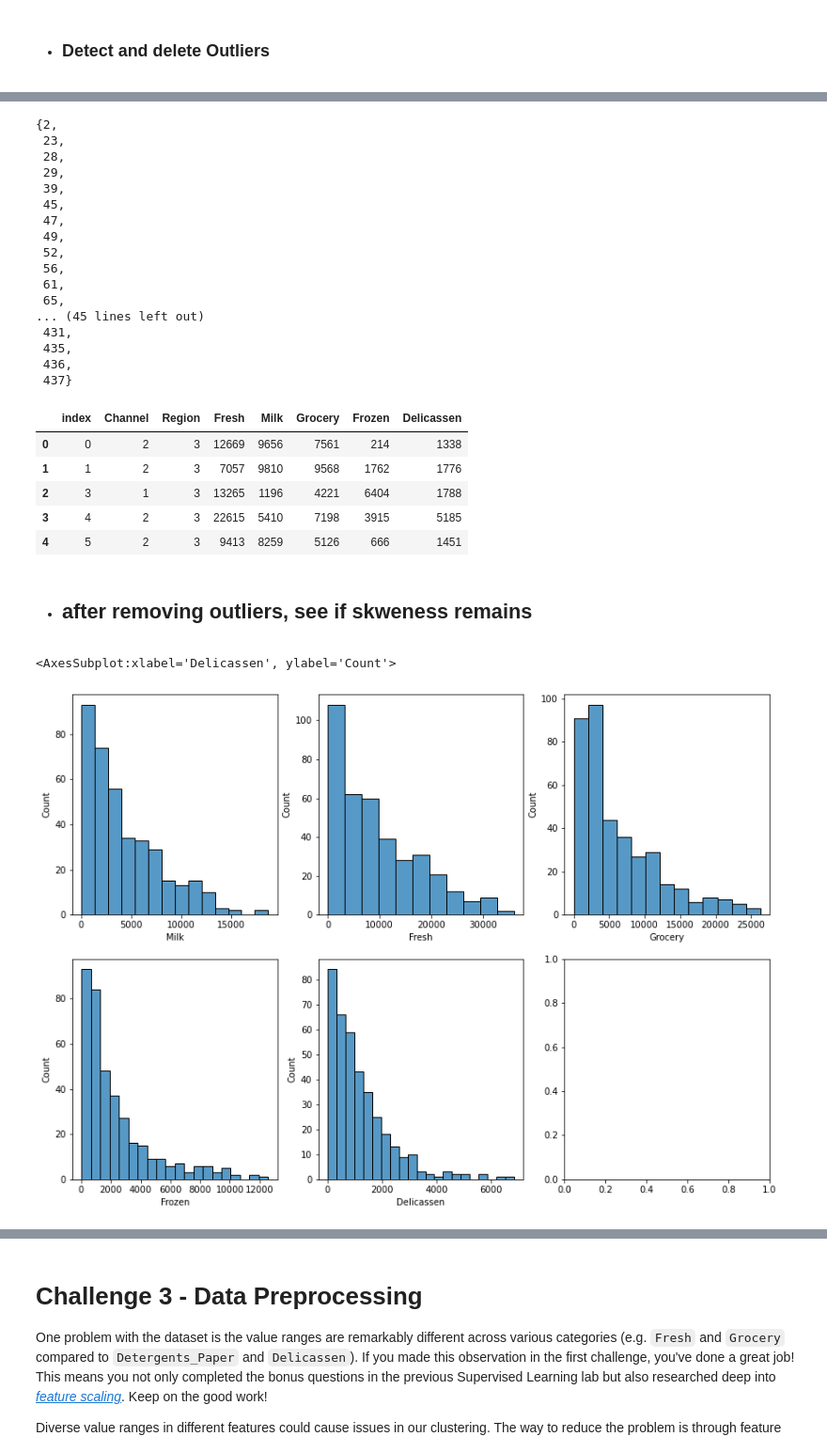
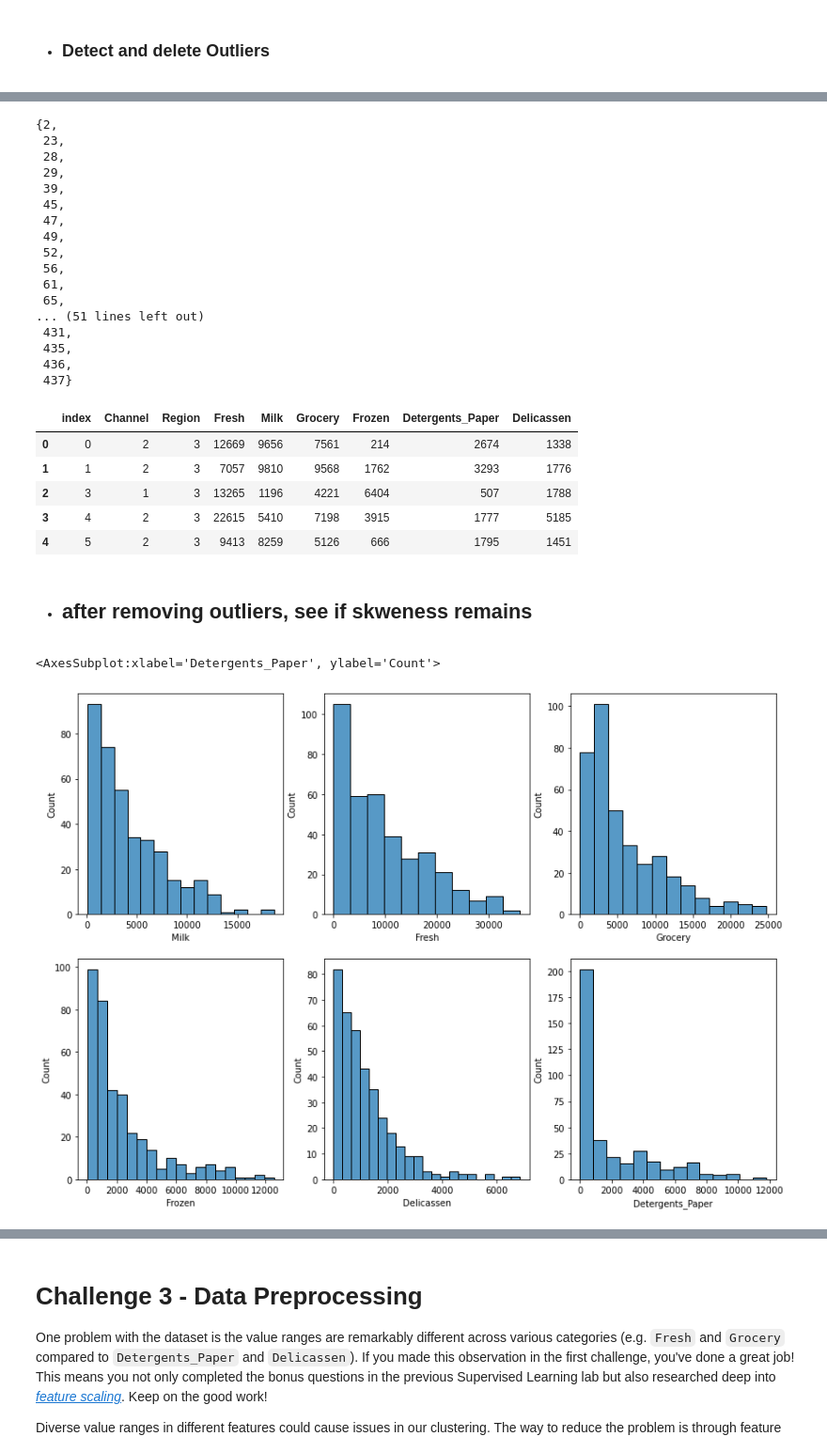
Before and after one commit to ironhack-bcn-data-pt/44-lab-unsupervised-learning, a Jupyter notebook: your-code/main.ipynb, the cells around one changed output, grey strips where cells are left out. Shown at 94% size. Saved outputs shown, nothing was run; the diff lists cells and outputs as text; code cells hidden in the pictures.

```diff
--- a/your-code/main.ipynb
+++ b/your-code/main.ipynb
@@ -181,5 +181,5 @@ memory usage: 21.9 KB
 # %%
-df.drop('Detergents_Paper',axis=1,inplace=True)
+#df.drop('Detergents_Paper',axis=1,inplace=True)
 # %%
 df.info()
 # %% [output]
@@ -208,6 +209,7 @@ outliers_index = []
 [outliers_index.append(i) for i in list(mfu.detect_outliers(df,'Grocery'))]
 [outliers_index.append(i) for i in list(mfu.detect_outliers(df,'Frozen'))]
 [outliers_index.append(i) for i in list(mfu.detect_outliers(df,'Delicassen'))]
+[outliers_index.append(i) for i in list(mfu.detect_outliers(df,'Detergents_Paper'))]
 # %% [output]
 original number of rows: 440
 processed number of rows: 23
@@ -237,7 +257,7 @@ outliers_set
  56,
  61,
  65,
-... (45 lines left out)
+... (51 lines left out)
  431,
  435,
  436,
@@ -249,12 +269,12 @@ df.reset_index(inplace=True)
 # %%
 df.head()
 # %% [output]
-|  | index | Channel | Region | Fresh | Milk | Grocery | Frozen | Delicassen |
-| 0 | 0 | 2 | 3 | 12669 | 9656 | 7561 | 214 | 1338 |
-| 1 | 1 | 2 | 3 | 7057 | 9810 | 9568 | 1762 | 1776 |
-| 2 | 3 | 1 | 3 | 13265 | 1196 | 4221 | 6404 | 1788 |
-| 3 | 4 | 2 | 3 | 22615 | 5410 | 7198 | 3915 | 5185 |
-| 4 | 5 | 2 | 3 | 9413 | 8259 | 5126 | 666 | 1451 |
+|  | index | Channel | Region | Fresh | Milk | Grocery | Frozen | Detergents_Paper | Delicassen |
+| 0 | 0 | 2 | 3 | 12669 | 9656 | 7561 | 214 | 2674 | 1338 |
+| 1 | 1 | 2 | 3 | 7057 | 9810 | 9568 | 1762 | 3293 | 1776 |
+| 2 | 3 | 1 | 3 | 13265 | 1196 | 4221 | 6404 | 507 | 1788 |
+| 3 | 4 | 2 | 3 | 22615 | 5410 | 7198 | 3915 | 1777 | 5185 |
+| 4 | 5 | 2 | 3 | 9413 | 8259 | 5126 | 666 | 1795 | 1451 |
 # %%
 df.drop('index',axis=1,inplace=True)
 # %% [markdown]
@@ -262,14 +282,15 @@ df.drop('index',axis=1,inplace=True)
 # %%
 fig, axes = plt.subplots(2,3,figsize=(14,10))
 
 sns.histplot(data=df,x='Milk',ax=axes[0,0])
 sns.histplot(data=df,x='Fresh',ax=axes[0,1])
 sns.histplot(data=df,x='Grocery',ax=axes[0,2])
 sns.histplot(data=df,x='Frozen',ax=axes[1,0])
 sns.histplot(data=df,x='Delicassen',ax=axes[1,1])
+sns.histplot(data=df,x='Detergents_Paper',ax=axes[1,2])
 # %% [output]
-<AxesSubplot:xlabel='Delicassen', ylabel='Count'>
+<AxesSubplot:xlabel='Detergents_Paper', ylabel='Count'>
-[figure, old version]
+[figure, new version]
 # %%
 df.head(2)
 # %% [output]
```
Also changed, not shown: parts of 18 cells of this notebook.
